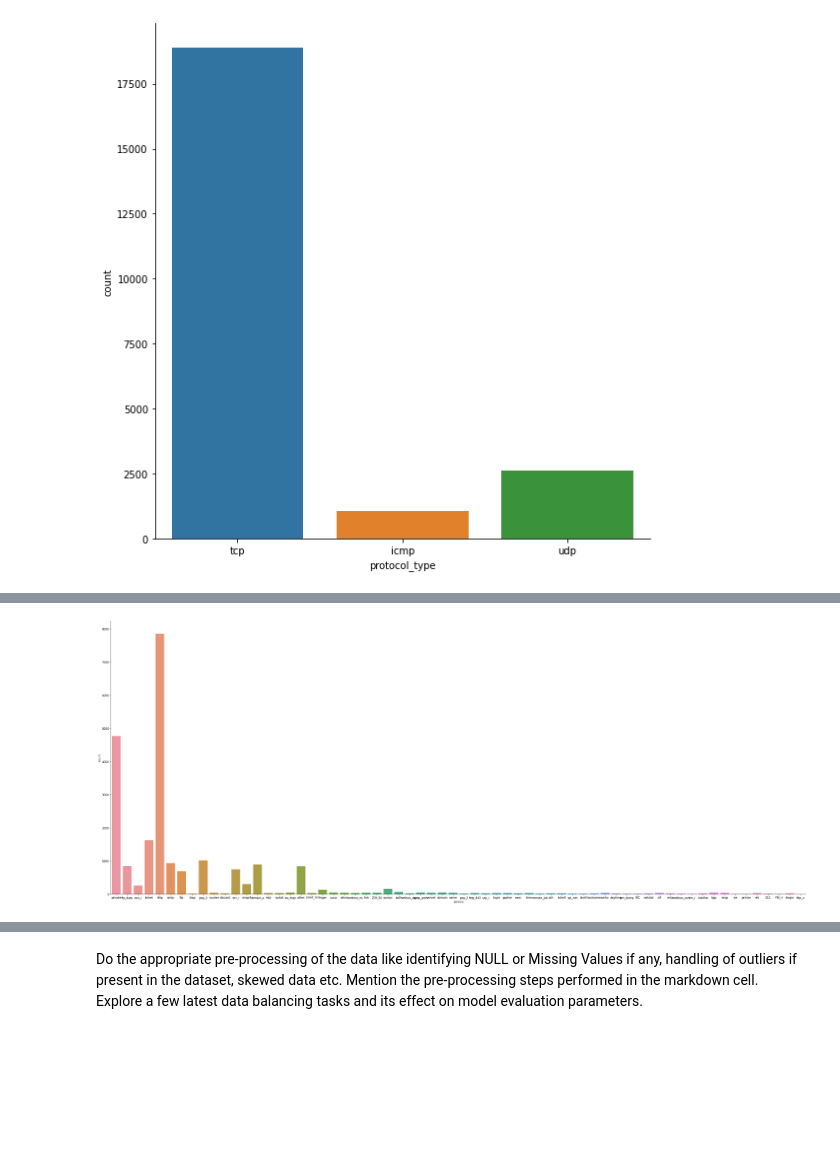
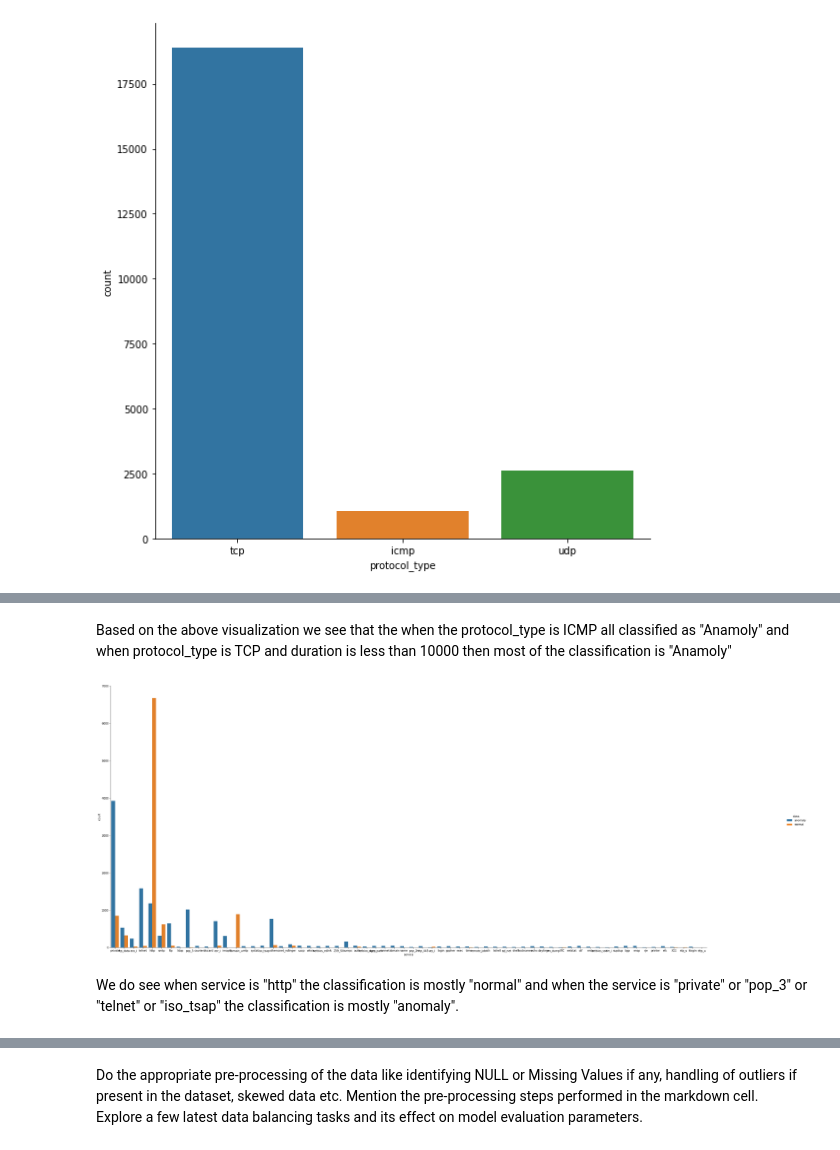
Before and after one commit to rakeshvitta/rakeshvitta, a Jupyter notebook: Group250_Anamoly.ipynb, the cells around one changed output, grey strips where cells are left out. Saved outputs shown, nothing was run; the diff lists cells and outputs as text; code cells hidden in the pictures; blank space fills up the shorter version.

```diff
--- a/Group250_Anamoly.ipynb
+++ b/Group250_Anamoly.ipynb
@@ -116,8 +100,12 @@ sns.catplot(x="protocol_type", y = "duration" ,hue="class",height=8, aspect=1,
+# %% [markdown]
+Based on the above visualization we see that the when the protocol_type is ICMP all classified as "Anamoly" and when protocol_type is TCP and duration is less than 10000 then most of the classification is "Anamoly"
 # %%
-plot = sns.catplot(x="service", kind="count",height=8, aspect=1,  data=df);
+plot = sns.catplot(x="service", kind="count",hue="class",height=8, aspect=1,  data=df);
 plot.fig.set_size_inches(40,15)
 # %% [output]
-[figure, old version]
+[figure, new version]
+# %% [markdown]
+We do see when service is "http" the classification is mostly "normal" and when the service is "private" or "pop_3" or "telnet" or "iso_tsap" the classification is mostly "anomaly".
 # %%
 sns.catplot(x="protocol_type", y = "service" ,hue="class",height=8, aspect=1,  data=df);
 # %% [output]
```
Also changed, not shown: parts of 83 cells of this notebook.
